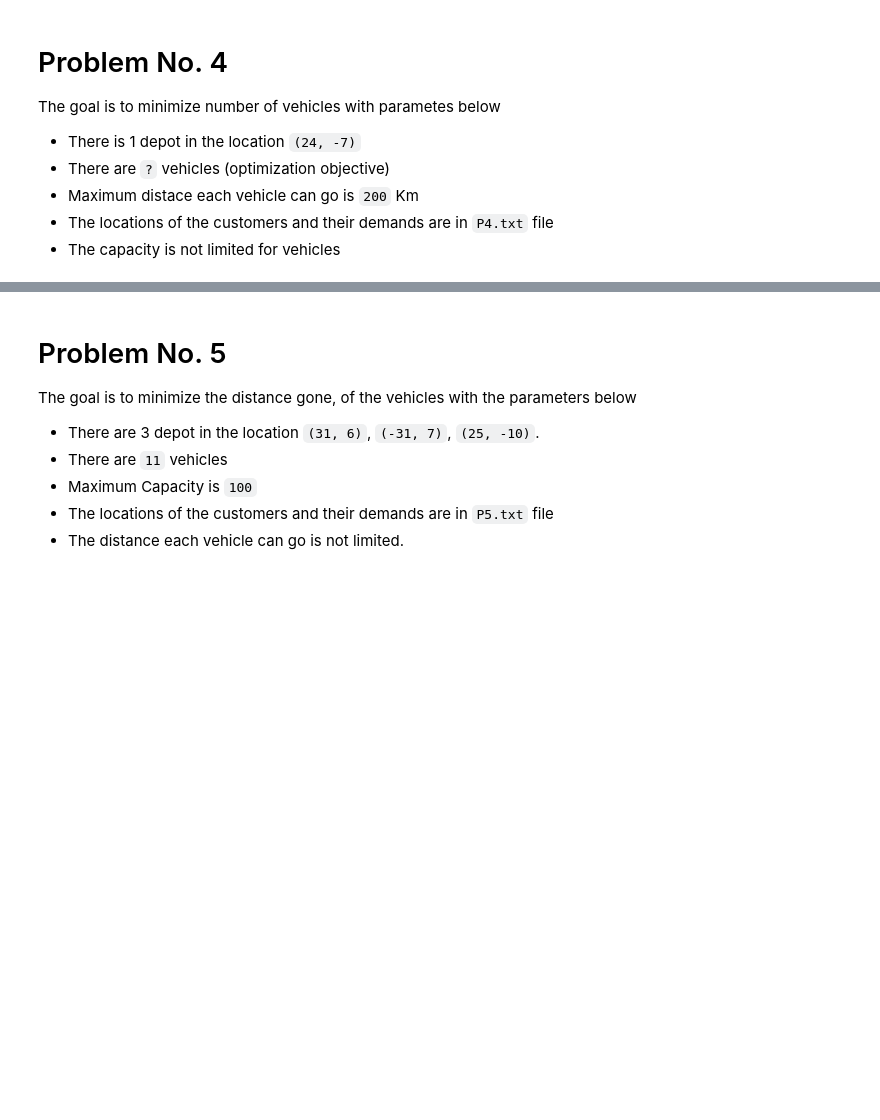
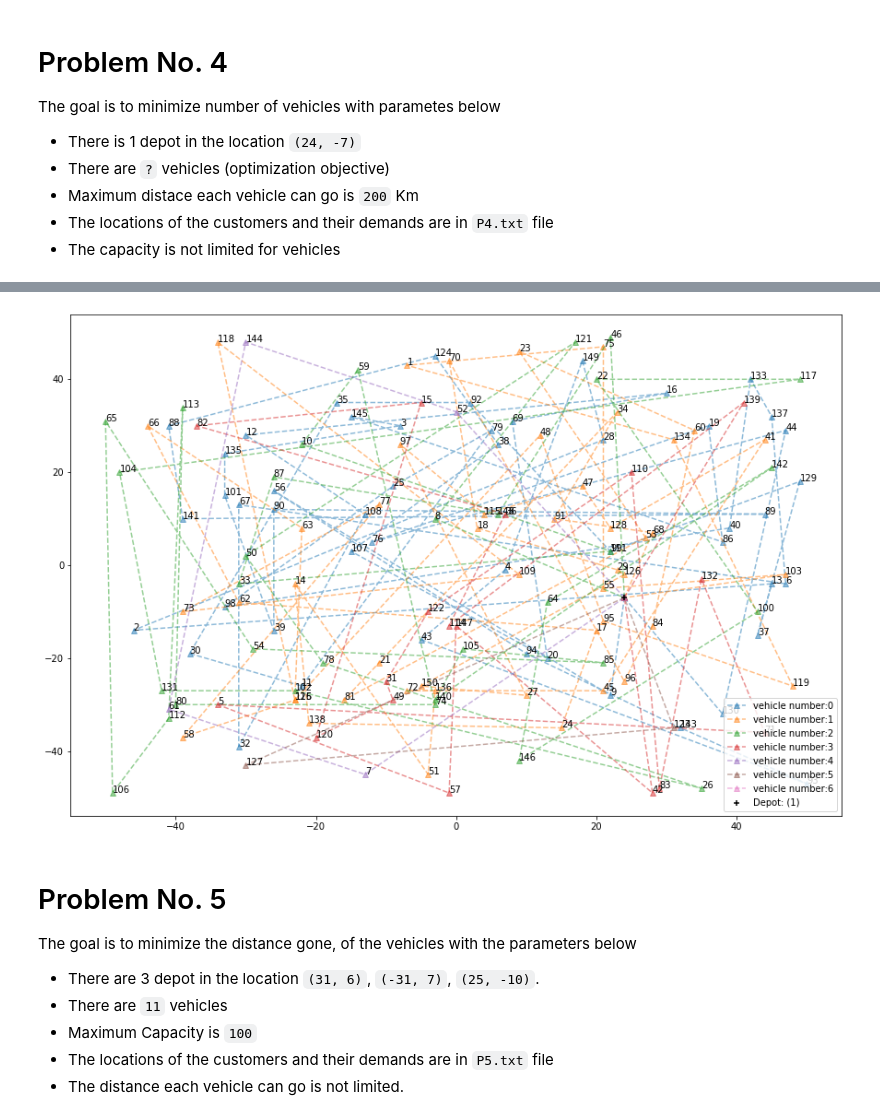
Before and after one commit to amindadgar/Evolutionary-Computing, a Jupyter notebook: HW2/main.ipynb, the cells around one changed output, grey strips where cells are left out. Cells and saved outputs as stored; diff of their text form; code cells hidden in the pictures; blank space fills up the shorter version.

```diff
--- a/HW2/main.ipynb
+++ b/HW2/main.ipynb
@@ -278,7 +349,7 @@ problem4_best_chromsome, problem4_best_chromsome_fitness = algorithm_run(pop_cou
                 FITNESS_FUNCTION=evaluate_fitness_vehicle_count,
                 MUTATION_METHOD=mutation_scramble,
                 RECOMBINATION_METHOD=cut_and_crossfill,
-                max_evaluations=300,
+                max_evaluations=5000,
                 all_customers=False)
 
 problem4_best_chromsome, problem4_best_chromsome_fitness
@@ -301,3 +386,7 @@ problem4_best_chromsome.count('|')
+# %%
+plot_result(p4_data, problem4_best_chromsome, {'(1)': DEPOT_LOCATION})
+# %% [output]
+[figure, added]
 # %% [markdown]
 # Problem No. 5
 The goal is to minimize the distance gone, of the vehicles with the parameters below
```
Also changed, not shown: parts of 28 cells of this notebook, 1 other file.
